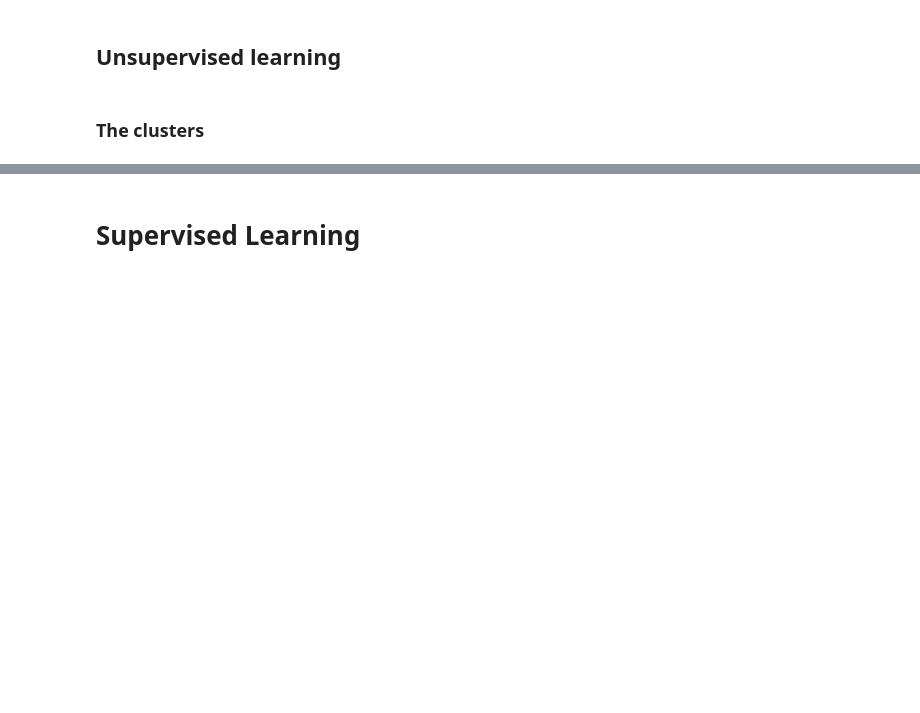
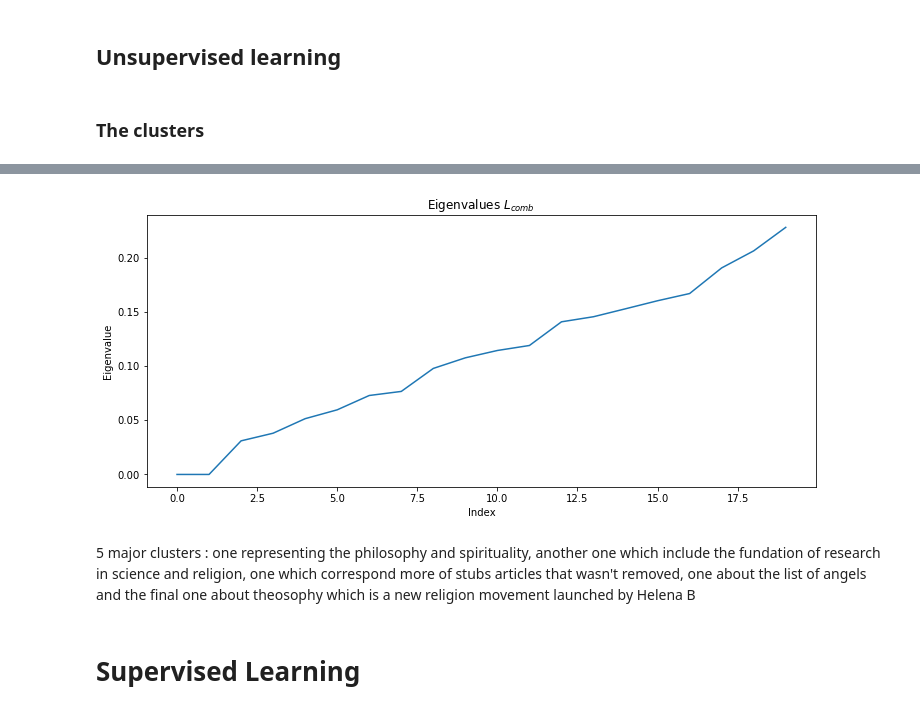
Before and after one commit to aaag97/ntds-projects, a Jupyter notebook: Project/wikipedia.ipynb, the cells around one changed output, grey strips where cells are left out. Cells and saved outputs as stored; diff of their text form; code cells hidden in the pictures; blank space fills up the shorter version.

Commit message:
new cluster

```diff
--- a/Project/wikipedia.ipynb
+++ b/Project/wikipedia.ipynb
@@ -875,0 +840,4 @@ clusters_df
+# %%
+spectral_clustering = SpectralClustering(n_classes=2, normalize=True)
+clusters_df, y_pred = spectral_clustering.make_clusters(adjacency_wo, tf_idf_wo, words_df_reduced)
+clusters_df
@@ -875,0 +864,4 @@ clusters_df
+# %%
+new_interest_df = y_pred[y_pred["label"] == 1].merge(labels_df_wo[labels_df_wo["label"] == 0], left_index = True, right_index = True)
+new_df = words_df_reduced.merge(new_interest_df, left_index = True, right_on = "index")
+new_df.head(10)
@@ -875,0 +880,24 @@ clusters_df
+# %%
+def entire_pipeline(df, nb_clusters=2):
+    tf_idf = nlpu.TF_IDF(df, 50)
+    features = tf_idf
+    features_a = np.array(features)
+    distances = cosine_distances(features_a)
+    distances = matrixu.cosine_distances(features_a)
+    adjacency = matrixu.article_sim_th(0.6,distances, weight=True)
+    removed_df, distances_wo, tf_idf_wo, labels_df_wo = matrixu.remove_noconnected(adjacency, distances, tf_idf, labels_df)
+    adjacency_wo = article_sim_th(0.55,distances_wo, weight=True)
+    laplacian = matrixu.compute_laplacian(adjacency_wo, normalize = True)
+    eigenvalues, eigenvectors = matrixu.spectral_decomposition(laplacian)
+    plt.figure(figsize=(12,5))
+    plt.plot(eigenvalues[0:20])
+    plt.xlabel('Index')
+    plt.ylabel('Eigenvalue')
+    plt.title('Eigenvalues $L_{comb}$')
+    spectral_clustering = SpectralClustering(n_classes=nb_clusters, normalize=True)
+    clusters_df, y_pred = spectral_clustering.make_clusters(adjacency_wo, tf_idf_wo, new_df)
+    return clusters_df
+# %%
+new_clusters_df = entire_pipeline(new_df, 5)
+new_clusters_df
+# %% [output]
@@ -876,3 +921,6 @@ clusters_df
+[figure, added]
+# %% [markdown]
+5 major clusters : one representing the philosophy and spirituality, another one which include the fundation of research in science and religion, one which correspond more of stubs articles that wasn't removed, one about the list of angels and the final one about theosophy which is a new religion movement launched by Helena B
 # %% [markdown]
 # Supervised Learning
 # %%
```
Also changed, not shown: parts of 25 cells of this notebook.
